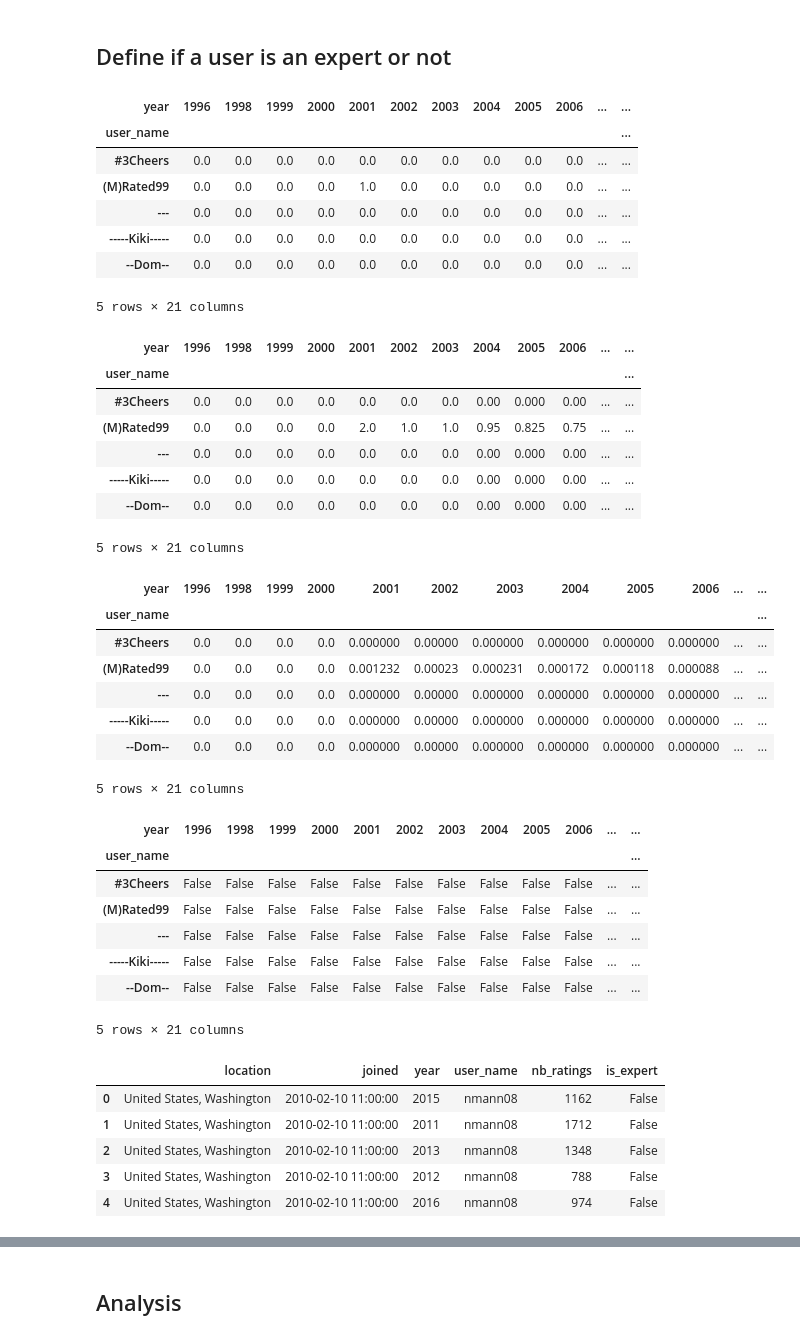
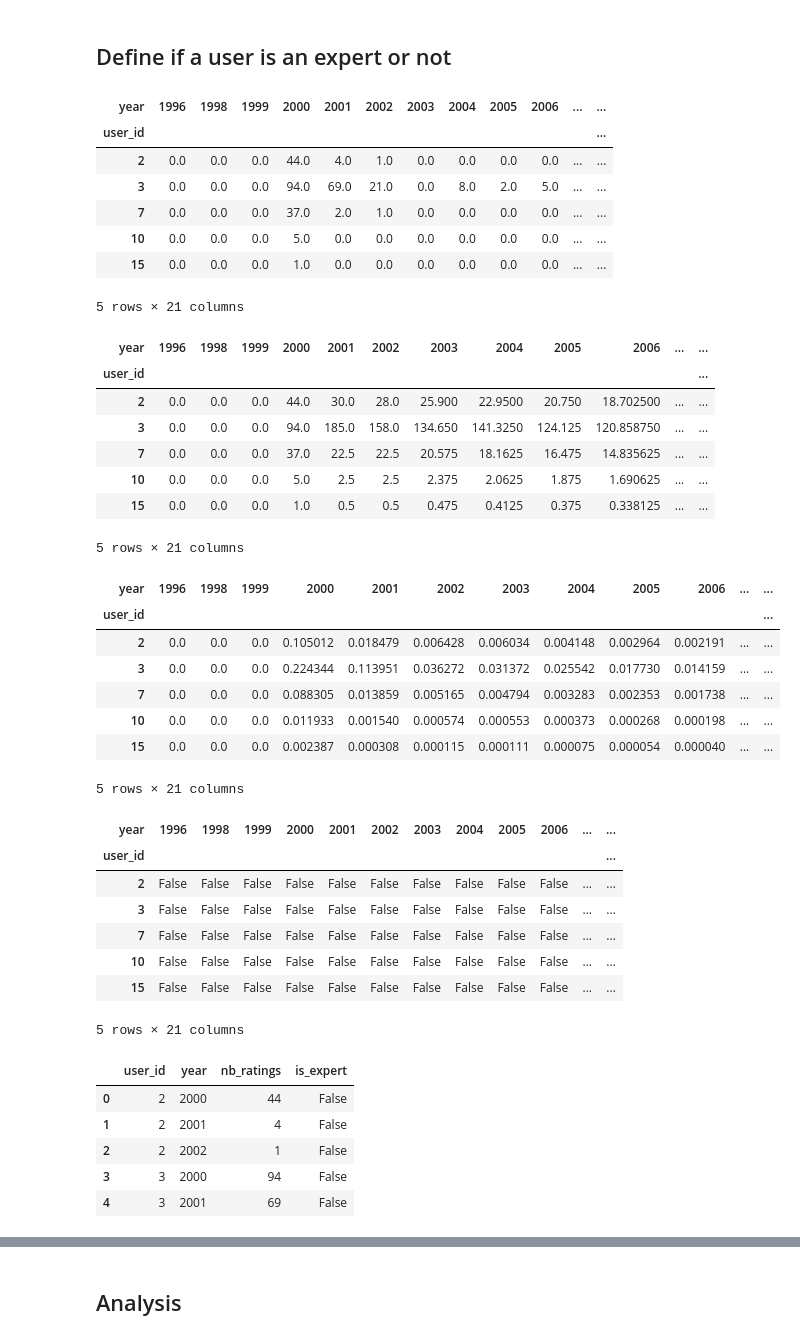
Before and after one commit to epfl-ada/ada-2023-project-remontada, a Jupyter notebook: code/main_yannis.ipynb, the cells around one changed output, grey strips where cells are left out. Cells and saved outputs as stored; diff of their text form; code cells hidden in the pictures.

```diff
--- a/code/main_yannis.ipynb
+++ b/code/main_yannis.ipynb
@@ -134,0 +147,4 @@ df_ratings_stat.head()
+# %%
+df_ratings_stat.date = pd.to_datetime(df_ratings_stat.date, unit='s')
+df_ratings_stat['year'] = df_ratings_stat['date'].dt.year
+df_ratings_stat.head()
@@ -134,0 +158,3 @@ df_ratings_stat.head()
+# %%
+df_user_ratings_per_year = df_ratings_stat.groupby(['user_id', 'year']).size().reset_index(name='nb_ratings')
+df_user_ratings_per_year.head()
@@ -244,67 +189,67 @@ def normalized_score(col):
 def is_expert(score, threshold=0.4):
     return score >= threshold
 # %%
-df_ratings_stat_pivot = df_ratings_stat.pivot(index='user_name', columns='year', values='nb_ratings')
+df_ratings_stat_pivot = df_user_ratings_per_year.pivot(index='user_id', columns='year', values='nb_ratings')
 df_ratings_stat_pivot.fillna(0, inplace=True)
 df_ratings_stat_pivot.head()
 # %% [output]
 | year | 1996 | 1998 | 1999 | 2000 | 2001 | 2002 | 2003 | 2004 | 2005 | 2006 | ... | ... |
-| user_name |  |  |  |  |  |  |  |  |  |  |  | ... |
-| #3Cheers | 0.0 | 0.0 | 0.0 | 0.0 | 0.0 | 0.0 | 0.0 | 0.0 | 0.0 | 0.0 | ... | ... |
-| (M)Rated99 | 0.0 | 0.0 | 0.0 | 0.0 | 1.0 | 0.0 | 0.0 | 0.0 | 0.0 | 0.0 | ... | ... |
-| --- | 0.0 | 0.0 | 0.0 | 0.0 | 0.0 | 0.0 | 0.0 | 0.0 | 0.0 | 0.0 | ... | ... |
-| -----Kiki----- | 0.0 | 0.0 | 0.0 | 0.0 | 0.0 | 0.0 | 0.0 | 0.0 | 0.0 | 0.0 | ... | ... |
-| --Dom-- | 0.0 | 0.0 | 0.0 | 0.0 | 0.0 | 0.0 | 0.0 | 0.0 | 0.0 | 0.0 | ... | ... |
+| user_id |  |  |  |  |  |  |  |  |  |  |  | ... |
+| 2 | 0.0 | 0.0 | 0.0 | 44.0 | 4.0 | 1.0 | 0.0 | 0.0 | 0.0 | 0.0 | ... | ... |
+| 3 | 0.0 | 0.0 | 0.0 | 94.0 | 69.0 | 21.0 | 0.0 | 8.0 | 2.0 | 5.0 | ... | ... |
+| 7 | 0.0 | 0.0 | 0.0 | 37.0 | 2.0 | 1.0 | 0.0 | 0.0 | 0.0 | 0.0 | ... | ... |
+| 10 | 0.0 | 0.0 | 0.0 | 5.0 | 0.0 | 0.0 | 0.0 | 0.0 | 0.0 | 0.0 | ... | ... |
+| 15 | 0.0 | 0.0 | 0.0 | 1.0 | 0.0 | 0.0 | 0.0 | 0.0 | 0.0 | 0.0 | ... | ... |
 5 rows × 21 columns
 # %%
 df_ratings_stat_pivot_score = df_ratings_stat_pivot.apply(compute_expert_score, axis=1)
 df_ratings_stat_pivot_score.head()
 # %% [output]
 | year | 1996 | 1998 | 1999 | 2000 | 2001 | 2002 | 2003 | 2004 | 2005 | 2006 | ... | ... |
-| user_name |  |  |  |  |  |  |  |  |  |  |  | ... |
-| #3Cheers | 0.0 | 0.0 | 0.0 | 0.0 | 0.0 | 0.0 | 0.0 | 0.00 | 0.000 | 0.00 | ... | ... |
-| (M)Rated99 | 0.0 | 0.0 | 0.0 | 0.0 | 2.0 | 1.0 | 1.0 | 0.95 | 0.825 | 0.75 | ... | ... |
-| --- | 0.0 | 0.0 | 0.0 | 0.0 | 0.0 | 0.0 | 0.0 | 0.00 | 0.000 | 0.00 | ... | ... |
-| -----Kiki----- | 0.0 | 0.0 | 0.0 | 0.0 | 0.0 | 0.0 | 0.0 | 0.00 | 0.000 | 0.00 | ... | ... |
-| --Dom-- | 0.0 | 0.0 | 0.0 | 0.0 | 0.0 | 0.0 | 0.0 | 0.00 | 0.000 | 0.00 | ... | ... |
+| user_id |  |  |  |  |  |  |  |  |  |  |  | ... |
+| 2 | 0.0 | 0.0 | 0.0 | 44.0 | 30.0 | 28.0 | 25.900 | 22.9500 | 20.750 | 18.702500 | ... | ... |
+| 3 | 0.0 | 0.0 | 0.0 | 94.0 | 185.0 | 158.0 | 134.650 | 141.3250 | 124.125 | 120.858750 | ... | ... |
+| 7 | 0.0 | 0.0 | 0.0 | 37.0 | 22.5 | 22.5 | 20.575 | 18.1625 | 16.475 | 14.835625 | ... | ... |
+| 10 | 0.0 | 0.0 | 0.0 | 5.0 | 2.5 | 2.5 | 2.375 | 2.0625 | 1.875 | 1.690625 | ... | ... |
+| 15 | 0.0 | 0.0 | 0.0 | 1.0 | 0.5 | 0.5 | 0.475 | 0.4125 | 0.375 | 0.338125 | ... | ... |
 5 rows × 21 columns
 # %%
 df_ratings_stat_pivot_score_norm = df_ratings_stat_pivot_score.apply(normalized_score, axis=0)
 df_ratings_stat_pivot_score_norm.head()
 # %% [output]
 | year | 1996 | 1998 | 1999 | 2000 | 2001 | 2002 | 2003 | 2004 | 2005 | 2006 | ... | ... |
-| user_name |  |  |  |  |  |  |  |  |  |  |  | ... |
-| #3Cheers | 0.0 | 0.0 | 0.0 | 0.0 | 0.000000 | 0.00000 | 0.000000 | 0.000000 | 0.000000 | 0.000000 | ... | ... |
-| (M)Rated99 | 0.0 | 0.0 | 0.0 | 0.0 | 0.001232 | 0.00023 | 0.000231 | 0.000172 | 0.000118 | 0.000088 | ... | ... |
-| --- | 0.0 | 0.0 | 0.0 | 0.0 | 0.000000 | 0.00000 | 0.000000 | 0.000000 | 0.000000 | 0.000000 | ... | ... |
-| -----Kiki----- | 0.0 | 0.0 | 0.0 | 0.0 | 0.000000 | 0.00000 | 0.000000 | 0.000000 | 0.000000 | 0.000000 | ... | ... |
-| --Dom-- | 0.0 | 0.0 | 0.0 | 0.0 | 0.000000 | 0.00000 | 0.000000 | 0.000000 | 0.000000 | 0.000000 | ... | ... |
+| user_id |  |  |  |  |  |  |  |  |  |  |  | ... |
+| 2 | 0.0 | 0.0 | 0.0 | 0.105012 | 0.018479 | 0.006428 | 0.006034 | 0.004148 | 0.002964 | 0.002191 | ... | ... |
+| 3 | 0.0 | 0.0 | 0.0 | 0.224344 | 0.113951 | 0.036272 | 0.031372 | 0.025542 | 0.017730 | 0.014159 | ... | ... |
+| 7 | 0.0 | 0.0 | 0.0 | 0.088305 | 0.013859 | 0.005165 | 0.004794 | 0.003283 | 0.002353 | 0.001738 | ... | ... |
+| 10 | 0.0 | 0.0 | 0.0 | 0.011933 | 0.001540 | 0.000574 | 0.000553 | 0.000373 | 0.000268 | 0.000198 | ... | ... |
+| 15 | 0.0 | 0.0 | 0.0 | 0.002387 | 0.000308 | 0.000115 | 0.000111 | 0.000075 | 0.000054 | 0.000040 | ... | ... |
 5 rows × 21 columns
 # %%
 df_ratings_stat_pivot_expert = is_expert(df_ratings_stat_pivot_score_norm)
 df_ratings_stat_pivot_expert.head()
 # %% [output]
 | year | 1996 | 1998 | 1999 | 2000 | 2001 | 2002 | 2003 | 2004 | 2005 | 2006 | ... | ... |
-| user_name |  |  |  |  |  |  |  |  |  |  |  | ... |
-| #3Cheers | False | False | False | False | False | False | False | False | False | False | ... | ... |
-| (M)Rated99 | False | False | False | False | False | False | False | False | False | False | ... | ... |
-| --- | False | False | False | False | False | False | False | False | False | False | ... | ... |
-| -----Kiki----- | False | False | False | False | False | False | False | False | False | False | ... | ... |
-| --Dom-- | False | False | False | False | False | False | False | False | False | False | ... | ... |
+| user_id |  |  |  |  |  |  |  |  |  |  |  | ... |
+| 2 | False | False | False | False | False | False | False | False | False | False | ... | ... |
+| 3 | False | False | False | False | False | False | False | False | False | False | ... | ... |
+| 7 | False | False | False | False | False | False | False | False | False | False | ... | ... |
+| 10 | False | False | False | False | False | False | False | False | False | False | ... | ... |
+| 15 | False | False | False | False | False | False | False | False | False | False | ... | ... |
 5 rows × 21 columns
 # %%
 df_reset = df_ratings_stat_pivot_expert.reset_index()
 # Melt the DataFrame to reshape it
-df_melted = pd.melt(df_reset, id_vars=['user_name'], var_name='year', value_name='is_expert')
-df_ratings_stat_expert = df_ratings_stat.merge(df_melted)
+df_melted = pd.melt(df_reset, id_vars=['user_id'], var_name='year', value_name='is_expert')
+df_ratings_stat_expert = df_user_ratings_per_year.merge(df_melted)
 df_ratings_stat_expert.head()
 # %% [output]
-|  | location | joined | year | user_name | nb_ratings | is_expert |
-| 0 | United States, Washington | 2010-02-10 11:00:00 | 2015 | nmann08 | 1162 | False |
-| 1 | United States, Washington | 2010-02-10 11:00:00 | 2011 | nmann08 | 1712 | False |
-| 2 | United States, Washington | 2010-02-10 11:00:00 | 2013 | nmann08 | 1348 | False |
-| 3 | United States, Washington | 2010-02-10 11:00:00 | 2012 | nmann08 | 788 | False |
-| 4 | United States, Washington | 2010-02-10 11:00:00 | 2016 | nmann08 | 974 | False |
+|  | user_id | year | nb_ratings | is_expert |
+| 0 | 2 | 2000 | 44 | False |
+| 1 | 2 | 2001 | 4 | False |
+| 2 | 2 | 2002 | 1 | False |
+| 3 | 3 | 2000 | 94 | False |
+| 4 | 3 | 2001 | 69 | False |
 # %%
 df_ratings_stat_expert.groupby('year').apply(lambda x: sum(x['is_expert']))
 # %% [output]
```
Also changed, not shown: parts of 24 cells of this notebook.
